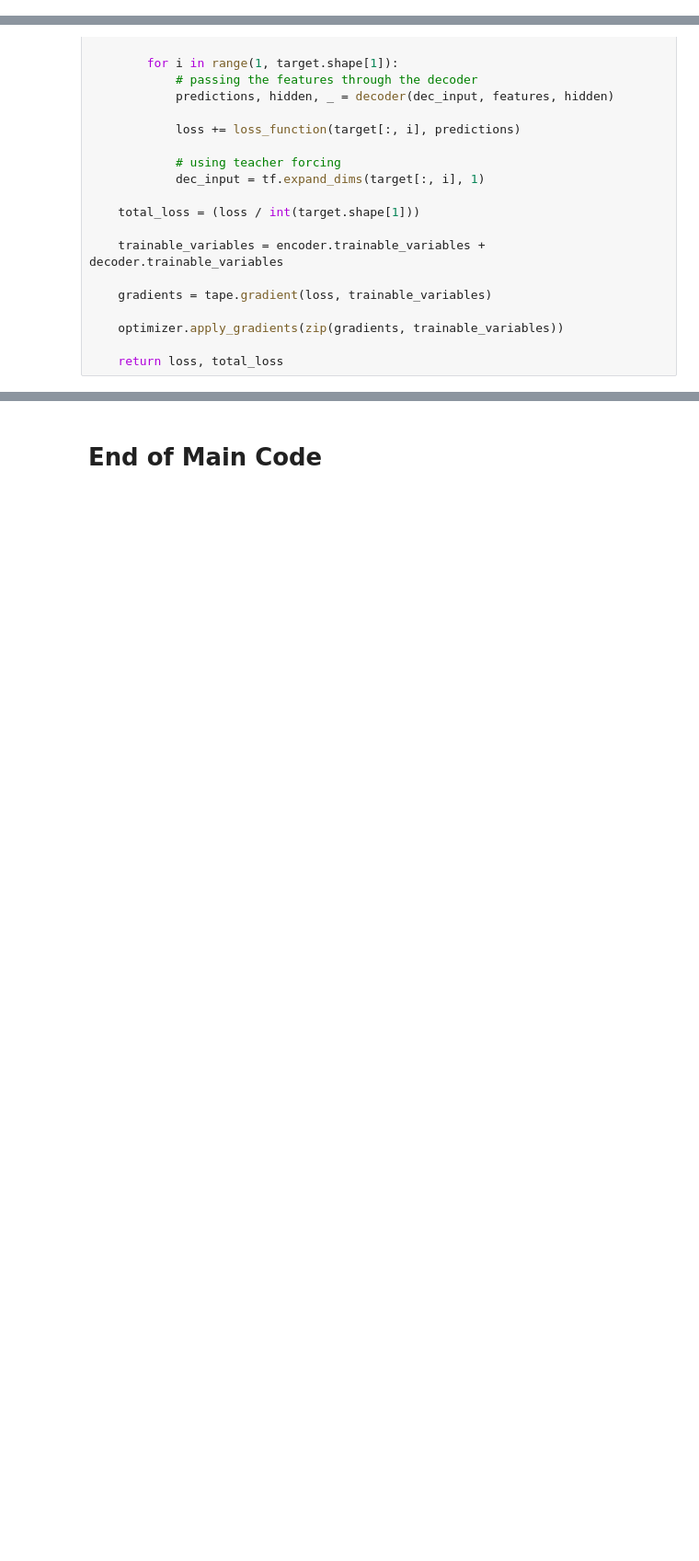
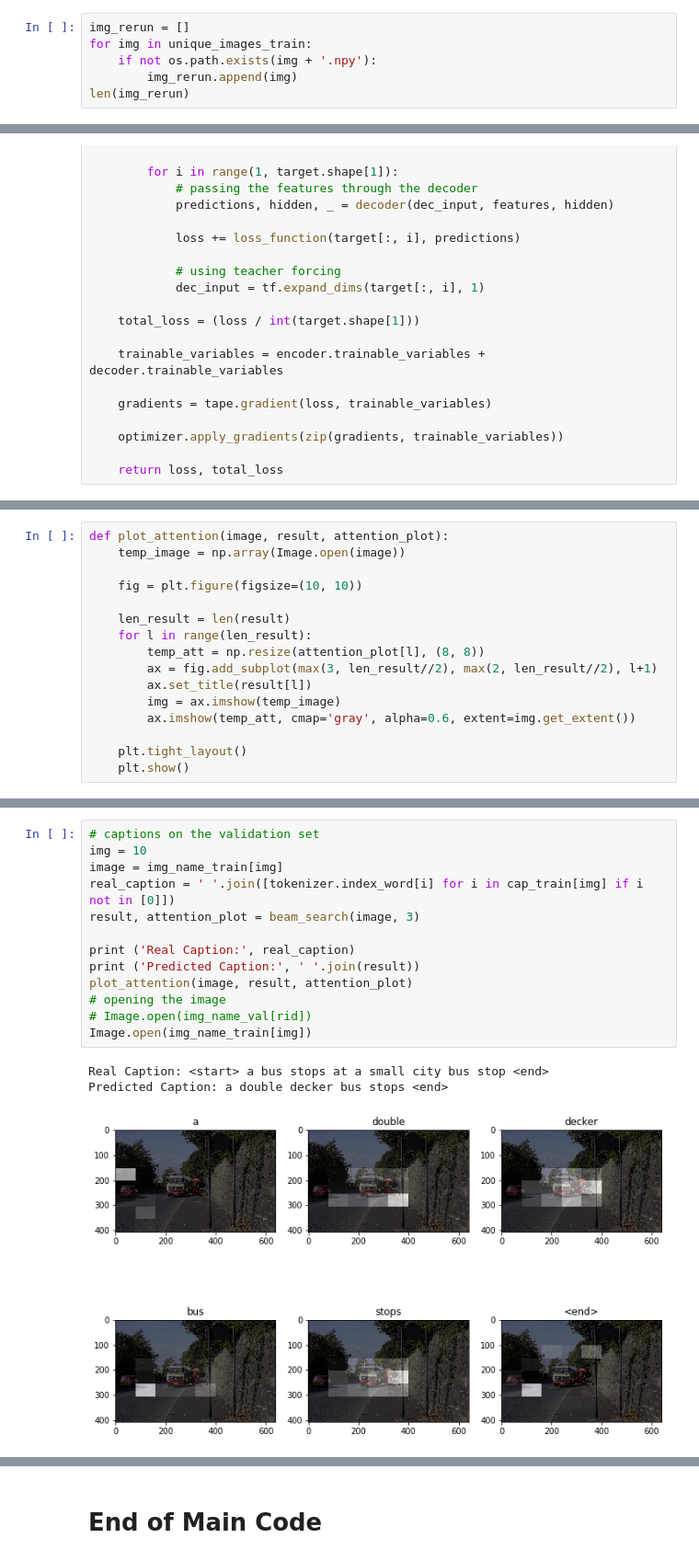
Before and after one commit to catnado/Image_Caption, a Jupyter notebook: Attention_Model.ipynb, the cells around one changed output, grey strips where cells are left out. Shown at 92% size. Cells and saved outputs as stored; diff of their text form; blank space fills up the shorter version.

Commit message:
attention model beam search

```diff
--- a/Attention_Model.ipynb
+++ b/Attention_Model.ipynb
@@ -338,3 +338,9 @@ for img, path in tqdm(image_dataset):
         np.save(path_of_feature, bf.numpy())
 
 # 82783 images, 64 batch size, expect 1294 batches
+# %%
+img_rerun = []
+for img in unique_images_train:
+    if not os.path.exists(img + '.npy'):
+        img_rerun.append(img)
+len(img_rerun)
@@ -639,0 +696,16 @@ plt.show()
+# %%
+def plot_attention(image, result, attention_plot):
+    temp_image = np.array(Image.open(image))
+
+    fig = plt.figure(figsize=(10, 10))
+
+    len_result = len(result)
+    for l in range(len_result):
+        temp_att = np.resize(attention_plot[l], (8, 8))
+        ax = fig.add_subplot(max(3, len_result//2), max(2, len_result//2), l+1)
+        ax.set_title(result[l])
+        img = ax.imshow(temp_image)
+        ax.imshow(temp_att, cmap='gray', alpha=0.6, extent=img.get_extent())
+
+    plt.tight_layout()
+    plt.show()
@@ -639,0 +797,17 @@ plt.show()
+# %%
+# captions on the validation set
+img = 10
+image = img_name_train[img]
+real_caption = ' '.join([tokenizer.index_word[i] for i in cap_train[img] if i not in [0]])
+result, attention_plot = beam_search(image, 3)
+
+print ('Real Caption:', real_caption)
+print ('Predicted Caption:', ' '.join(result))
+plot_attention(image, result, attention_plot)
+# opening the image
+# Image.open(img_name_val[rid])
+Image.open(img_name_train[img])
+# %% [output]
+Real Caption: <start> a bus stops at a small city bus stop <end>
+Predicted Caption: a double decker bus stops <end>
+[figure, added]
```
Also changed, not shown: parts of 88 cells of this notebook, 3 other files.
